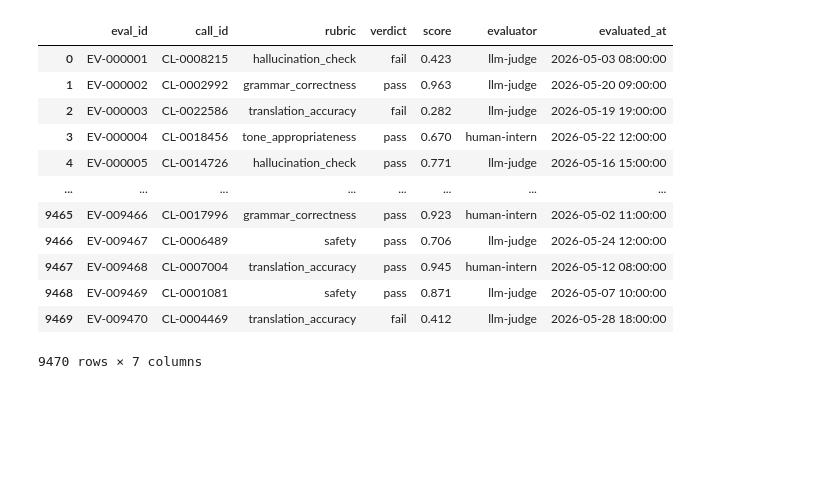
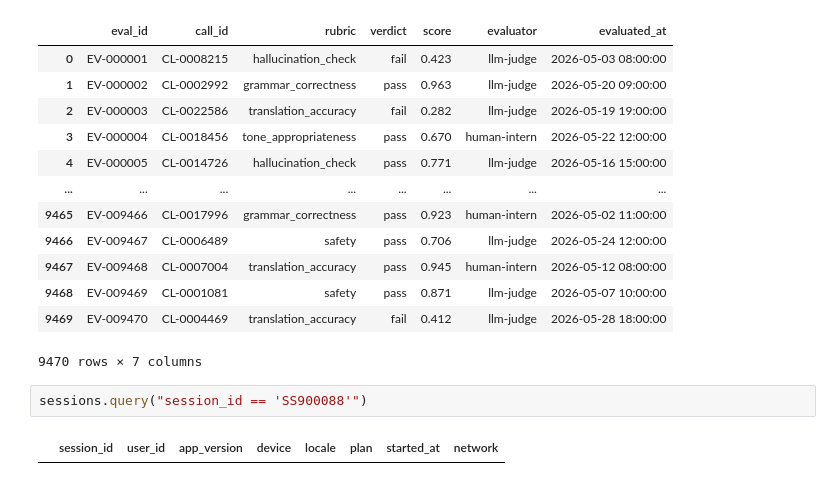
Before and after one commit to Christian-Suinyuy/skye8-ds-banboye-christian, a Jupyter notebook: src/agent_telimetry/notebooks/exploration.ipynb, the cells around one changed output. Drawn from its saved outputs; the diff is of its cells as text; blank space fills up the shorter version.

```diff
--- a/src/agent_telimetry/notebooks/exploration.ipynb
+++ b/src/agent_telimetry/notebooks/exploration.ipynb
@@ -317,3 +317,7 @@ edf
 | 9468 | EV-009469 | CL-0001081 | safety | pass | 0.871 | llm-judge | 2026-05-07 10:00:00 |
 | 9469 | EV-009470 | CL-0004469 | translation_accuracy | fail | 0.412 | llm-judge | 2026-05-28 18:00:00 |
 9470 rows × 7 columns
+# %%
+sessions.query("session_id == 'SS900088'")
+# %% [output]
+|  | session_id | user_id | app_version | device | locale | plan | started_at | network |
```
Also changed, not shown: 2 other files.
